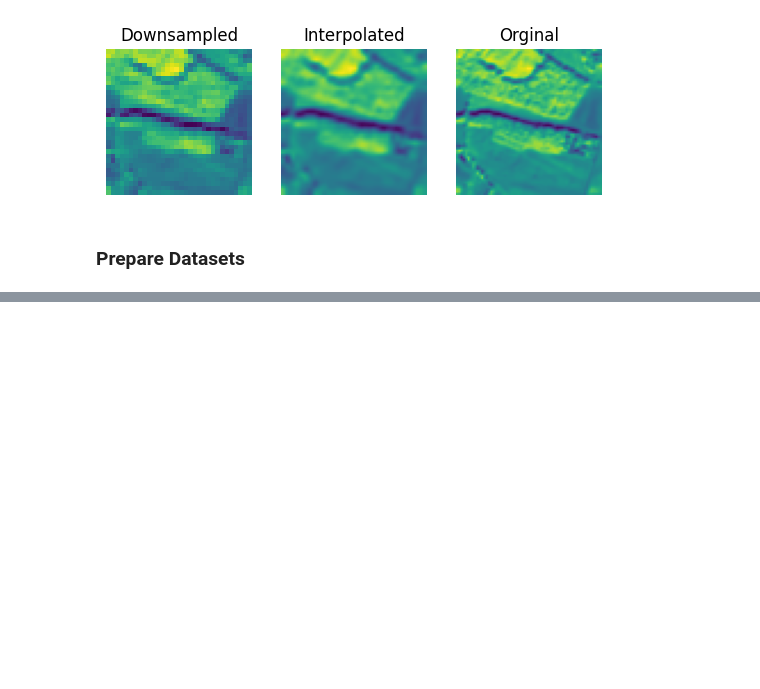
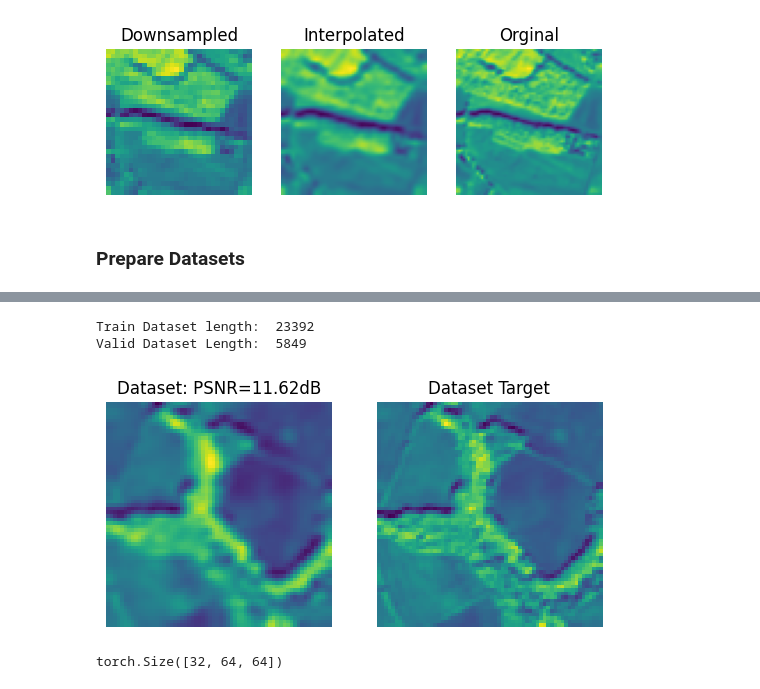
Before and after one commit to nathan-rousselot/super_resolution, a Jupyter notebook: main.ipynb, the cells around one changed output, grey strips where cells are left out. Saved outputs shown, nothing was run; the diff lists cells and outputs as text; code cells hidden in the pictures; blank space fills up the shorter version.

```diff
--- a/main.ipynb
+++ b/main.ipynb
@@ -91 +145,40 @@ valid_dataset = DatasetTransformer(valid_dataset, data_transforms)
+# %%
+def psnr(label, outputs, max_val=1.):
+    """
+    Compute Peak Signal to Noise Ratio (the higher the better).
+    PSNR = 20 * log10(MAXp) - 10 * log10(MSE).
+    https://en.wikipedia.org/wiki/Peak_signal-to-noise_ratio#Definition
+    First we need to convert torch tensors to NumPy operable.
+    """
+    label = label.cpu().detach().numpy()
+    outputs = outputs.cpu().detach().numpy()
+    img_diff = outputs - label
+    rmse = math.sqrt(np.mean((img_diff) ** 2))
+    if rmse == 0:
+        return 100
+    else:
+        PSNR = 20 * math.log10(max_val / rmse)
+        return PSNR
+# %%
+print('Train Dataset length: ', len(train_dataset))
+print('Valid Dataset Length: ', len(valid_dataset))
+
+true_np = valid_dataset.__getitem__(looked_up)[1]
+interp_np = valid_dataset.__getitem__(looked_up)[0]
+
+looked_up = 1001
+plt.figure()
+plt.subplot(121)
+plt.imshow(interp_np.cpu())
+plt.axis('off')
+plt.title('Dataset: PSNR=' + str(round(psnr(true_np,interp_np),2)) + 'dB')
+plt.subplot(122)
+plt.imshow(true_np.cpu())
+plt.axis('off')
+plt.title('Dataset Target')
+plt.show()
+# %% [output]
+Train Dataset length:  23392
+Valid Dataset Length:  5849
+[figure, added]
 # %%
@@ -119,0 +217,6 @@ class CNNSuperResolutionModel(nn.Module):
+# %%
+for X_, y_ in train_loader:
+    print(X_.unsqueeze(1).squeeze(1).shape)
+    break;
+# %% [output]
+torch.Size([32, 64, 64])
```
Also changed, not shown: parts of 14 cells of this notebook.
